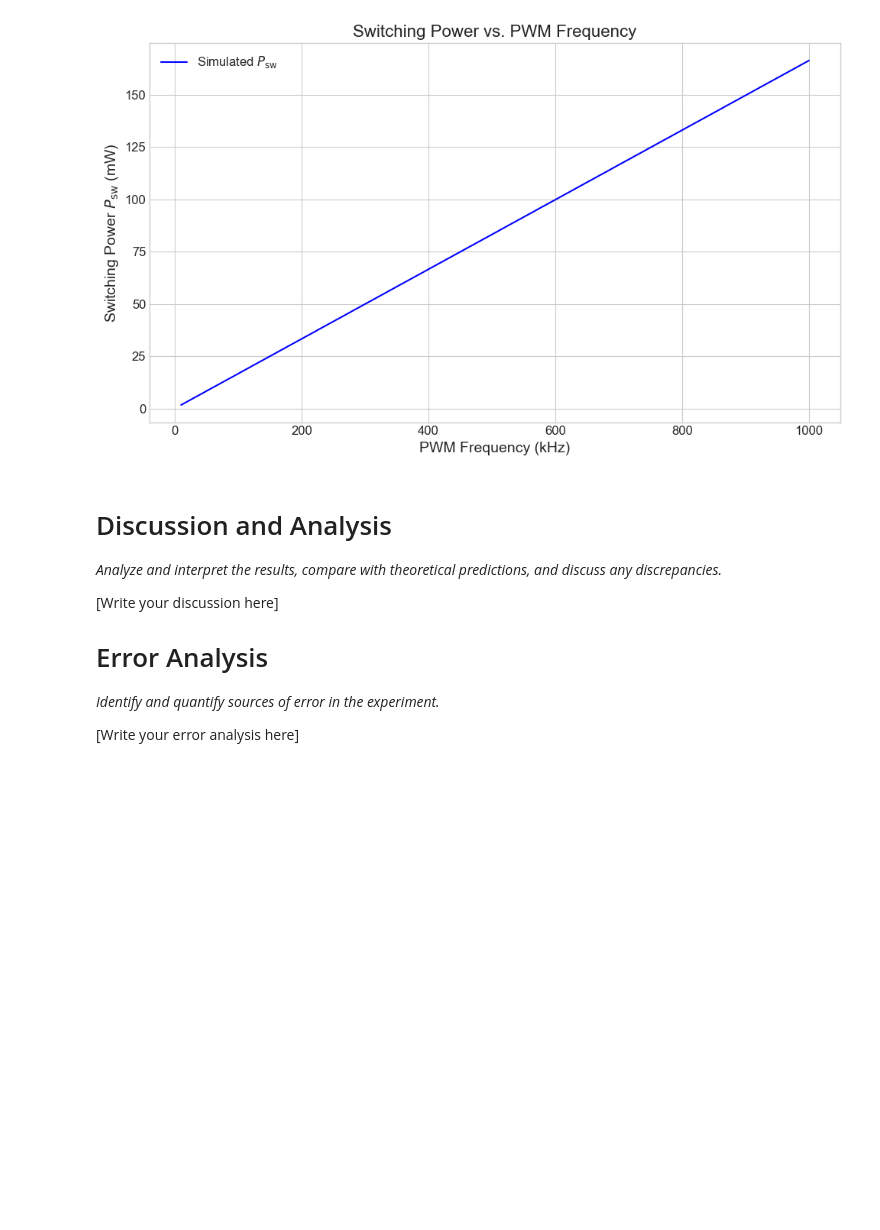
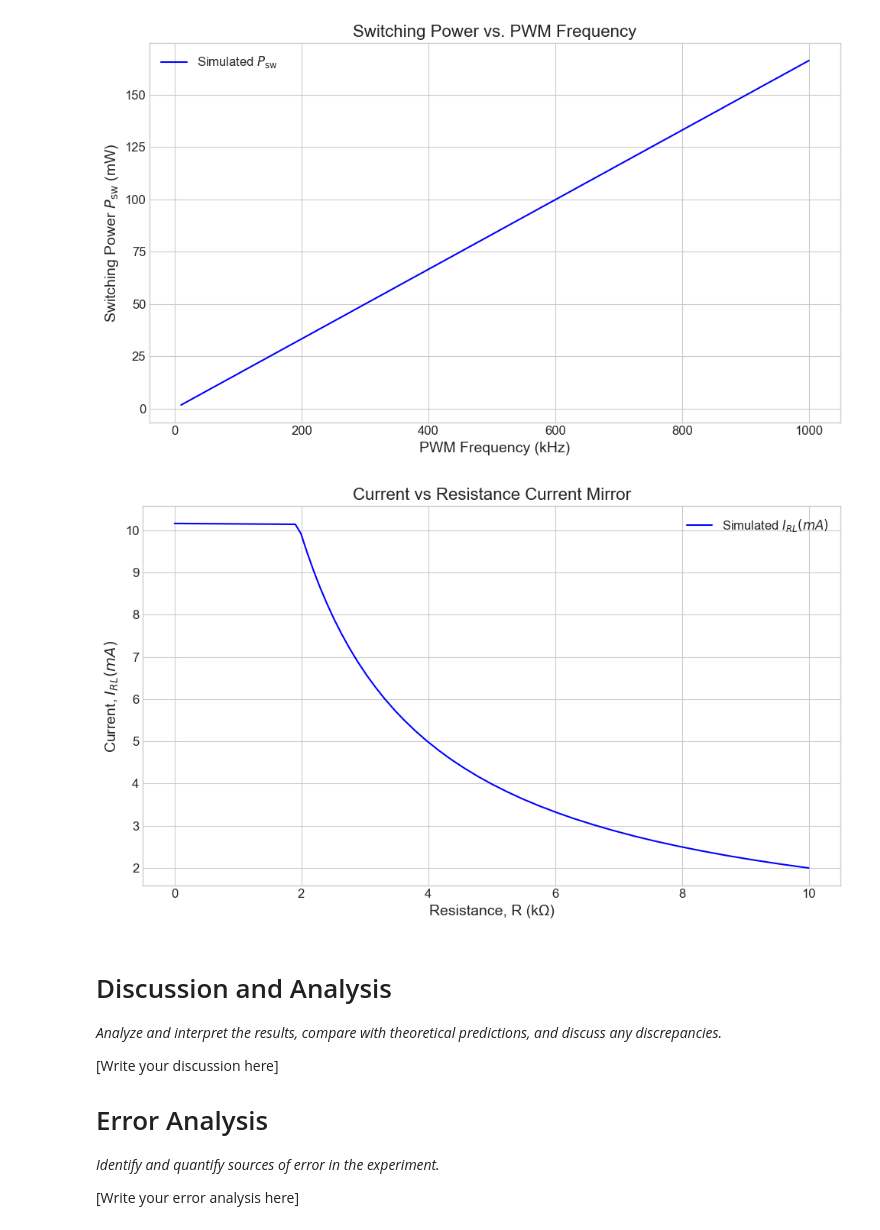
Before and after one commit to Ashu-NT/power_electronics_lab, a Jupyter notebook: src/Lab_2.ipynb, the cells around one changed output. Drawn from its saved outputs; the diff is of its cells as text; code cells hidden in the pictures; blank space fills up the shorter version.

Commit message:
Modified Part 2

```diff
--- a/src/Lab_2.ipynb
+++ b/src/Lab_2.ipynb
@@ -213,6 +215,7 @@ import pandas as pd
 
 IS_DATA_AVAILABLE = True
 simulation_data_path = "../data/Prep_Data/Mosfet_Switch.txt" # Enter path to simulation data
+part_2_data_path = "../data/Prep_Data/Mosfet_Current_Mirror.txt" # Enter path to simulation data
 #oscilloscope_data_path_ch1 = "../data/tek0001CH1.csv" # Enter path to chanel 1 oscilloscope data
 #oscilloscope_data_path_ch2 = "../data/tek0001CH2.csv" # Enter path to chanel 2 osilloscope data
 
@@ -221,14 +224,18 @@ cleaned_sim_data = pd.DataFrame()
 cleaned_ch1_data = pd.DataFrame()
 cleaned_ch2_data = pd.DataFrame()
 
+part_2_data = pd.DataFrame()
+
 if IS_DATA_AVAILABLE:
     sim_data = import_simulation_data(simulation_data_path)
+    data_2 = import_simulation_data(part_2_data_path)
     #ch1_data = import_measurement_data(oscilloscope_data_path_ch1)
     #ch2_data = import_measurement_data(oscilloscope_data_path_ch2)
 
     # Processing the data
 
     cleaned_sim_data = process_sim_data (sim_data)
+    part_2_data = process_sim_data (data_2)
     #cleaned_ch1_data = process_single_csv(ch1_data)
     #cleaned_ch2_data =process_single_csv(ch2_data)
 # %% [output]
@@ -365,6 +379,28 @@ if TWO_VARIABLES:
     )
 # %% [output]
 [figure]
+# %%
+# For Part 2 Values
+
+
+from components.data_visualizing import plot_two_variable
+
+
+
+x_val = part_2_data["rvar"]
+y_val = part_2_data["I(Rl)"]
+TWO_VARIABLES =True
+if TWO_VARIABLES:
+    fig, ax = plot_two_variable(
+        x_data=x_val*1e-3,
+        y_data=y_val*1e3,
+        x_label='Resistance, R (kΩ)',
+        y_label='Current, $I_{RL} (mA)$ ',
+        title='Current vs Resistance Current Mirror',
+        label='Simulated $I_{RL} (mA)$'
+    )
+# %% [output]
+[figure, added]
 # %%
 # For Plotting Single Values from oscilloscope
 # Modify the "plot_single_oscillo_data" if necessary
```
Also changed, not shown: parts of 4 cells of this notebook, 3 other files.
